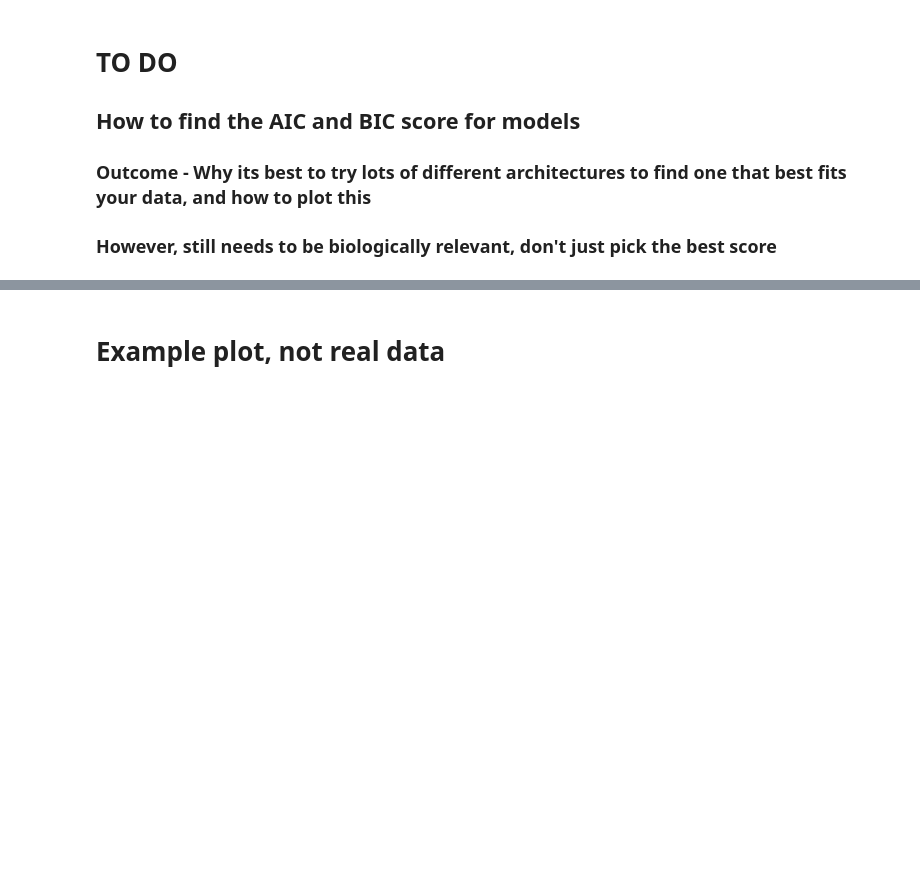
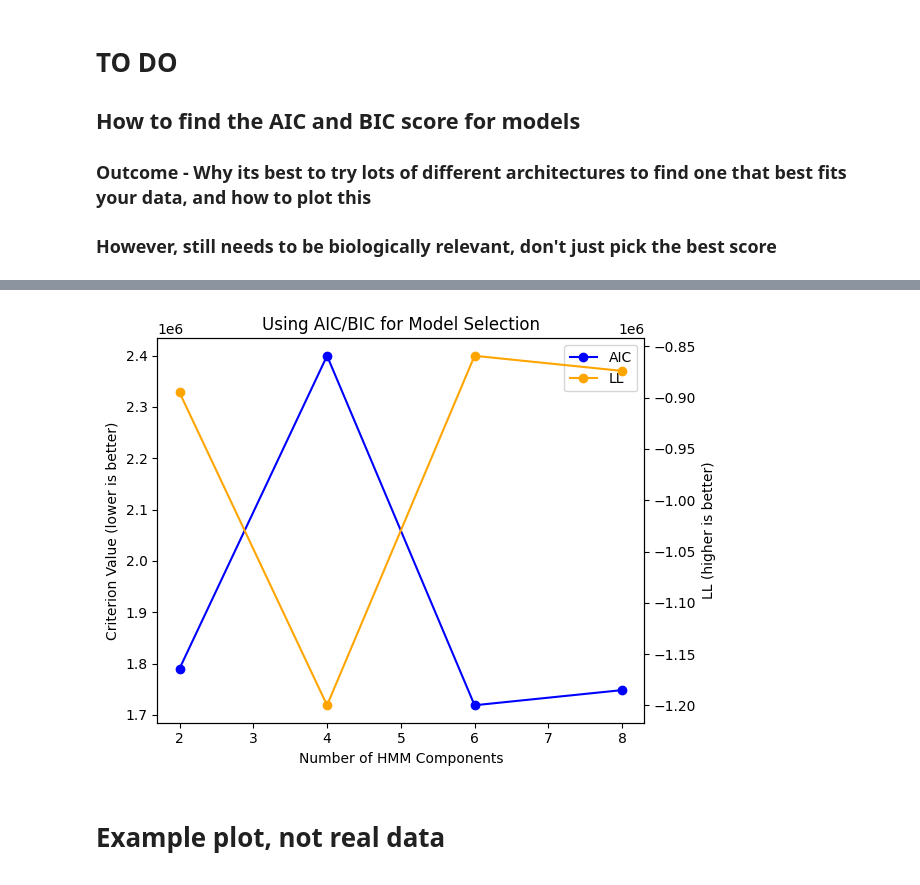
Before and after one commit to ImperialCollegeLondon/ReCoDE-HMMs-for-the-discovery-of-behavioural-states, a Jupyter notebook: notebooks/2c_Validating.ipynb, the cells around one changed output, grey strips where cells are left out. Drawn from its saved outputs; the diff is of its cells as text; code cells hidden in the pictures; blank space fills up the shorter version.

```diff
--- a/notebooks/2c_Validating.ipynb
+++ b/notebooks/2c_Validating.ipynb
@@ -16,0 +32,24 @@ from hmmlearn import hmm
+# %%
+# validating
+
+from hmmlearn.hmm import CategoricalHMM
+
+aic = []
+bic = []
+lls = []
+ns = [2, 4, 6, 8]
+for n in ns:
+    print(f'Beginning training {n} states')
+    best_ll = None
+    best_model = None
+    for i in range(10):
+        h = CategoricalHMM(n_components = n,  n_iter = 10, tol = 10, n_features = len(observables), params = 'ste', init_params = 'ste')
+        h.fit(seq_all, len_seq_all)
+        score = h.score(seq_all, len_seq_all)
+        if not best_ll or best_ll < best_ll:
+            best_ll = score
+            best_model = h
+    print(best_ll)
+    aic.append(best_model.aic(seq_all, len_seq_all))
+    bic.append(best_model.bic(seq_all, len_seq_all))
+    lls.append(best_model.score(seq_all, len_seq_all))
@@ -17,3 +65,22 @@ from hmmlearn import hmm
+# %%
+import matplotlib.pyplot as plt
+
+fig, ax = plt.subplots()
+ln1 = ax.plot(ns, aic, label="AIC", color="blue", marker="o")
+# ln2 = ax.plot(ns, bic, label="BIC", color="green", marker="o")
+ax2 = ax.twinx()
+ln3 = ax2.plot(ns, lls, label="LL", color="orange", marker="o")
+
+ax.legend(handles=ax.lines + ax2.lines)
+ax.set_title("Using AIC/BIC for Model Selection")
+ax.set_ylabel("Criterion Value (lower is better)")
+ax2.set_ylabel("LL (higher is better)")
+ax.set_xlabel("Number of HMM Components")
+fig.tight_layout()
+
+plt.show()
+# %% [output]
+[figure, added]
 # %% [markdown]
 # Example plot, not real data
 ![image.png](attachment:image.png)
```
Also changed, not shown: parts of 3 cells of this notebook, 6 other files.
